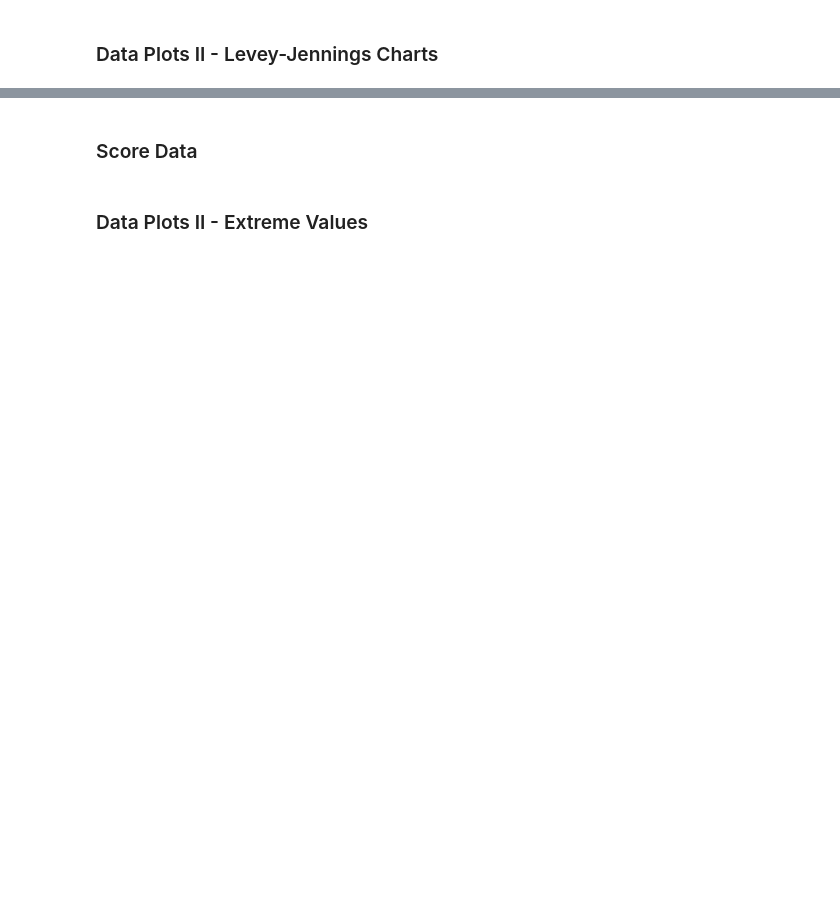
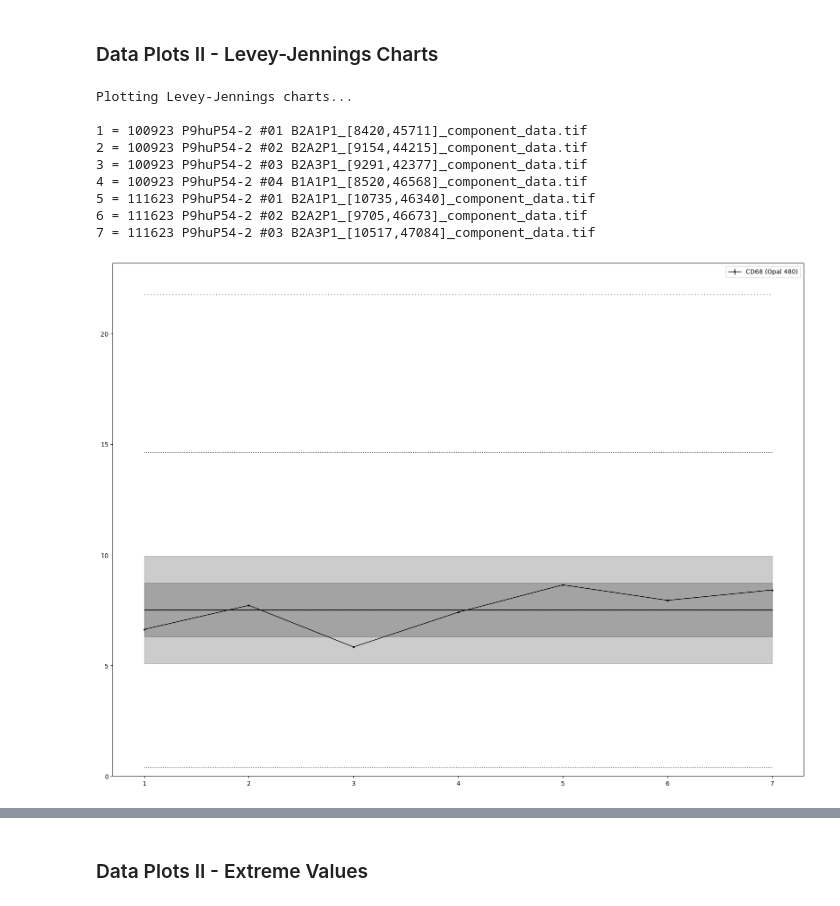
Before and after one commit to himsr-lab/LaQuacco, a Jupyter notebook: LaQuacco.ipynb, the cells around one changed output, grey strips where cells are left out. Drawn from its saved outputs; the diff is of its cells as text; code cells hidden in the pictures; blank space fills up the shorter version.

```diff
--- a/LaQuacco.ipynb
+++ b/LaQuacco.ipynb
@@ -175,6 +211,7 @@ print("Plotting Levey-Jennings charts...\n", flush=True)
 # positions in plot
 for position, sample in enumerate(samples, 1):
     print(f"{position} = {os.path.basename(sample)}")
+print()
 
 # prepare variables
 slice_ext = samples_len - 1  # extend slice to either sides
@@ -240,31 +277,43 @@ for c, chan in enumerate(chans):
     for upper, lower in chan_extras_keys:
         plt.fill_between(
             x_vals,
             chan_extras[chan][upper],
             chan_extras[chan][lower],
             color="black",
             alpha=0.2,
         )
     plt.plot(x_vals, trend["vals"], color="black", linewidth=1, linestyle="solid")
     plt.plot(x_vals, run["means"], color="black", linewidth=1, linestyle="dashed")
 
     # plot y values with errors
     plt.errorbar(
         x_vals,
         means,
         yerr=stderrs,
         fmt="o-",
         linewidth=1,
         markersize=2,
-        color=color_map[c],
+        color="black",
         label=chan,
     )
 
     # adjust axes
     plt.ylim(0.0)
 
     # add legend
     legend = plt.legend()
 
     # show plot
+    plt.tight_layout()
     plt.show()
+# %% [output]
+Plotting Levey-Jennings charts...
+
+1 = 100923 P9huP54-2 #01 B2A1P1_[8420,45711]_component_data.tif
+2 = 100923 P9huP54-2 #02 B2A2P1_[9154,44215]_component_data.tif
+3 = 100923 P9huP54-2 #03 B2A3P1_[9291,42377]_component_data.tif
+4 = 100923 P9huP54-2 #04 B1A1P1_[8520,46568]_component_data.tif
+5 = 111623 P9huP54-2 #01 B2A1P1_[10735,46340]_component_data.tif
+6 = 111623 P9huP54-2 #02 B2A2P1_[9705,46673]_component_data.tif
+7 = 111623 P9huP54-2 #03 B2A3P1_[10517,47084]_component_data.tif
+[figure, added]
@@ -271,2 +328,0 @@ for c, chan in enumerate(chans):
-# %% [markdown]
-### Score Data
```
Also changed, not shown: parts of 8 cells of this notebook, 1 other file.
